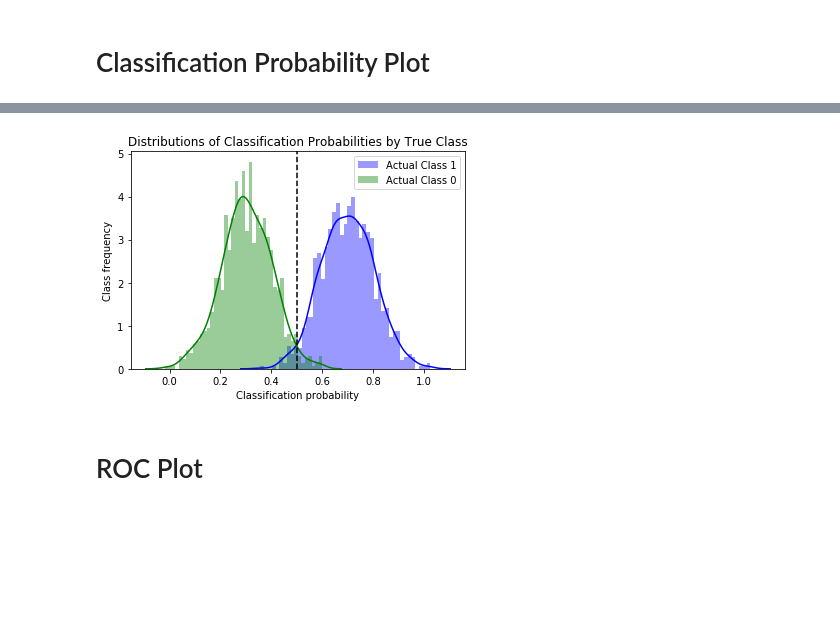
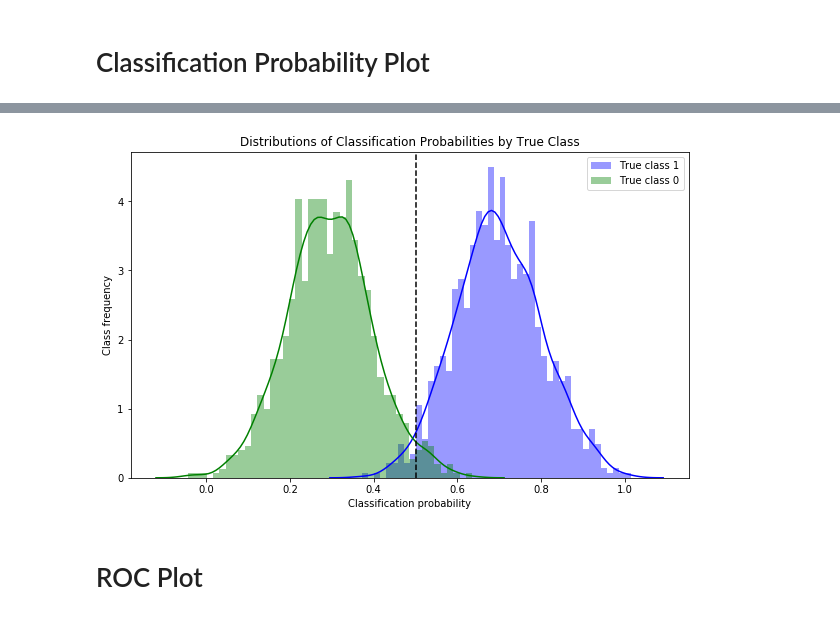
Before and after one commit to statisticianinstilettos/recmetrics, a Jupyter notebook: example.ipynb, the cells around one changed output, grey strips where cells are left out. Saved outputs shown, nothing was run; the diff lists cells and outputs as text; code cells hidden in the pictures; blank space fills up the shorter version.

```diff
--- a/example.ipynb
+++ b/example.ipynb
@@ -311,7 +311,7 @@ pred_df.head()
-# %%
-recmetrics.ClassDistributionPlot(pred_df, n_bins=45)
-# %% [output]
-[figure, removed]
+# %%
+recmetrics.class_separation_plot(pred_df, n_bins=45, class0_label="True class 0", class1_label="True class 1")
+# %% [output]
+[figure, added]
 # %% [markdown]
 # ROC Plot
 # %%
```
Also changed, not shown: parts of 20 cells of this notebook, 5 other files.
